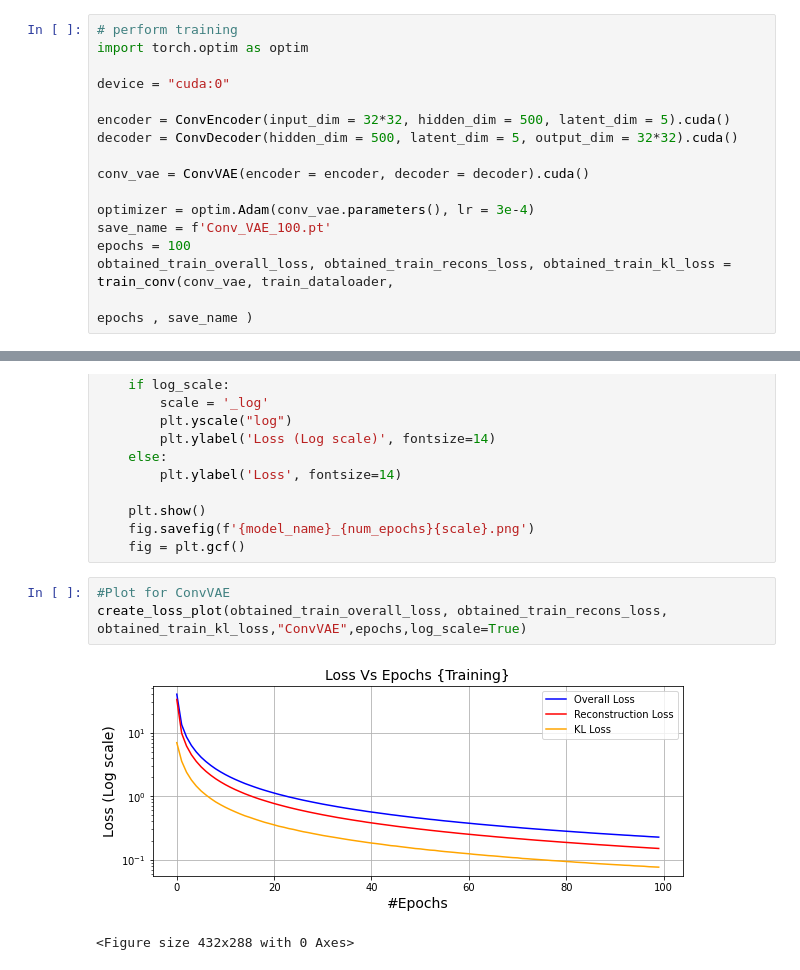
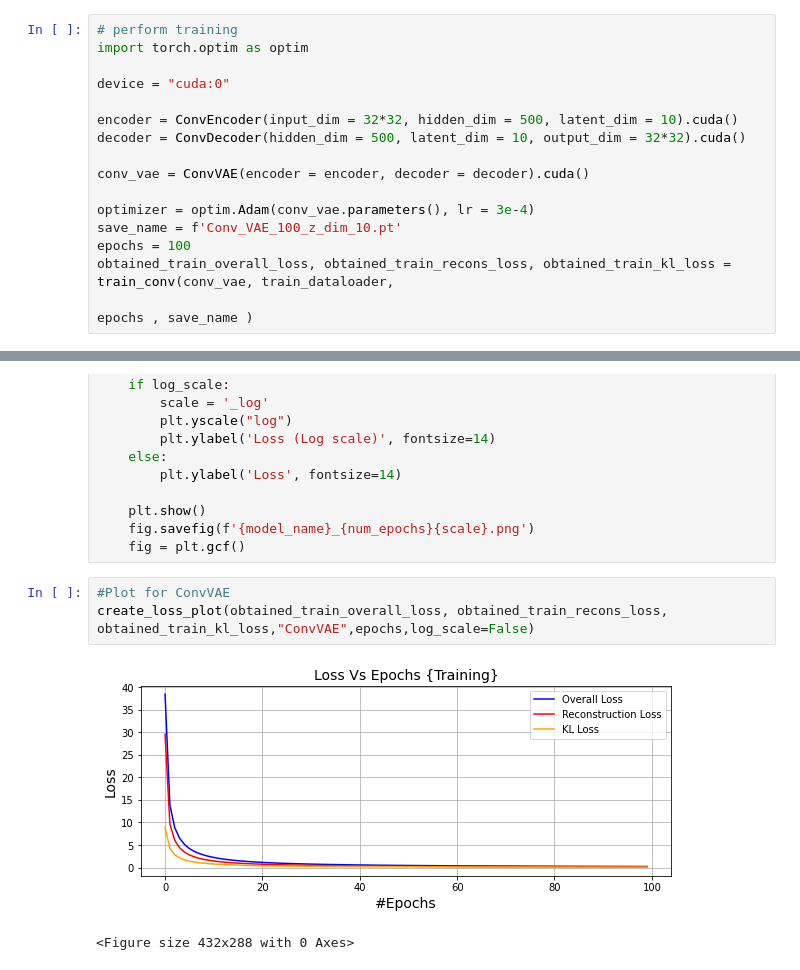
Before and after one commit to a-moharil/2AMM10-Group7, a Jupyter notebook: Assignment 4/assignment_4_skeleton.ipynb, the cells around one changed output, grey strips where cells are left out. Saved outputs shown, nothing was run; the diff lists cells and outputs as text.

```diff
--- a/Assignment 4/assignment_4_skeleton.ipynb
+++ b/Assignment 4/assignment_4_skeleton.ipynb
@@ -457,13 +508,13 @@ import torch.optim as optim
 
 device = "cuda:0"
 
-encoder = ConvEncoder(input_dim = 32*32, hidden_dim = 500, latent_dim = 5).cuda()
-decoder = ConvDecoder(hidden_dim = 500, latent_dim = 5, output_dim = 32*32).cuda()
+encoder = ConvEncoder(input_dim = 32*32, hidden_dim = 500, latent_dim = 10).cuda()
+decoder = ConvDecoder(hidden_dim = 500, latent_dim = 10, output_dim = 32*32).cuda()
 
 conv_vae = ConvVAE(encoder = encoder, decoder = decoder).cuda()
 
 optimizer = optim.Adam(conv_vae.parameters(), lr = 3e-4)
-save_name = f'Conv_VAE_100.pt'
+save_name = f'Conv_VAE_100_z_dim_10.pt'
 epochs = 100
 obtained_train_overall_loss, obtained_train_recons_loss, obtained_train_kl_loss = train_conv(conv_vae, train_dataloader,
                                                                                         epochs , save_name )
@@ -518,7 +569,7 @@ def create_loss_plot(obtained_train_overall_loss, obtained_train_recons_loss, ob
     fig = plt.gcf()
 # %%
 #Plot for ConvVAE
-create_loss_plot(obtained_train_overall_loss, obtained_train_recons_loss, obtained_train_kl_loss,"ConvVAE",epochs,log_scale=True)
+create_loss_plot(obtained_train_overall_loss, obtained_train_recons_loss, obtained_train_kl_loss,"ConvVAE",epochs,log_scale=False)
 # %% [output]
-[figure, old version]
+[figure, new version]
 <Figure size 432x288 with 0 Axes>
```
Also changed, not shown: parts of 23 cells of this notebook, 19 other files.
